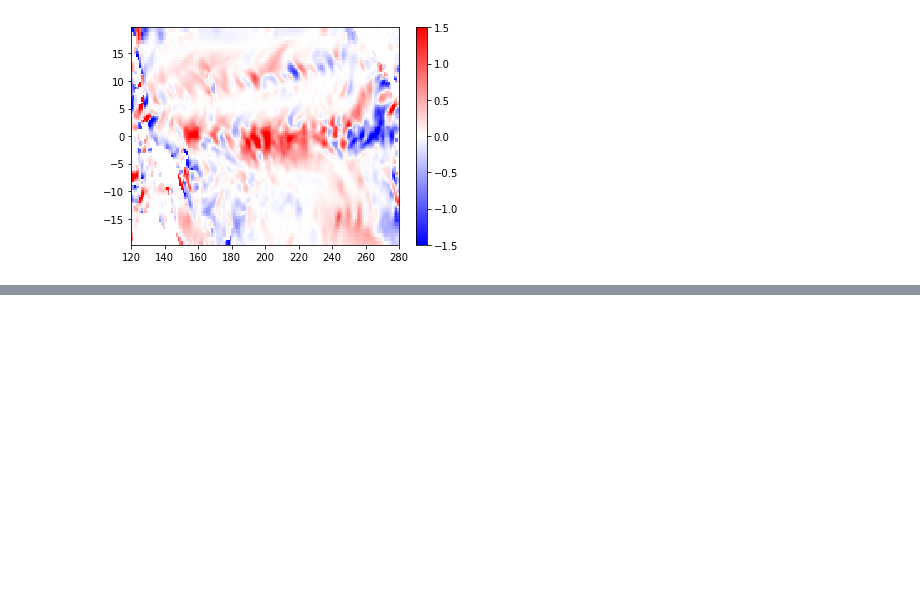
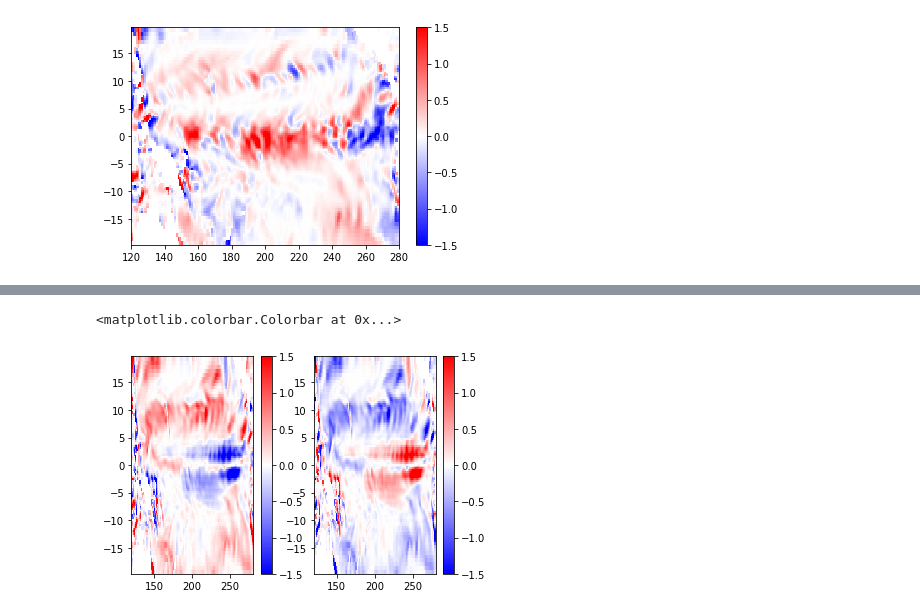
Before and after one commit to ars599/Heatbudget-2023, a Jupyter notebook: get_adv_and_each_term_v4.ipynb, the cells around one changed output, grey strips where cells are left out. Saved outputs shown, nothing was run; the diff lists cells and outputs as text; code cells hidden in the pictures; blank space fills up the shorter version.

```diff
--- a/get_adv_and_each_term_v4.ipynb
+++ b/get_adv_and_each_term_v4.ipynb
@@ -233,0 +261,15 @@ plt.colorbar()
+# %%
+plt.subplot(121)
+dTdyV = dTdy * vo[0,0,:,:]
+dTdyV = dTdy*0 + dTdyV * 86400 * 30
+plt.pcolor(dTdyV.longitude,dTdyV.latitude,dTdyV,cmap=shayne_cmap,vmin=-1.5,vmax=1.5)
+plt.colorbar()
+
+plt.subplot(122)
+dTdy2V = dTdy2 * vo[0,0,:,:]
+dTdy2V = dTdy2*0 + dTdy2V * 86400 * 30
+plt.pcolor(dTdy2V.longitude,dTdy2V.latitude,dTdy2V,cmap=shayne_cmap,vmin=-1.5,vmax=1.5)
+plt.colorbar()
+# %% [output]
+<matplotlib.colorbar.Colorbar at 0x...>
+[figure, added]
```
Also changed, not shown: parts of 6 cells of this notebook.
